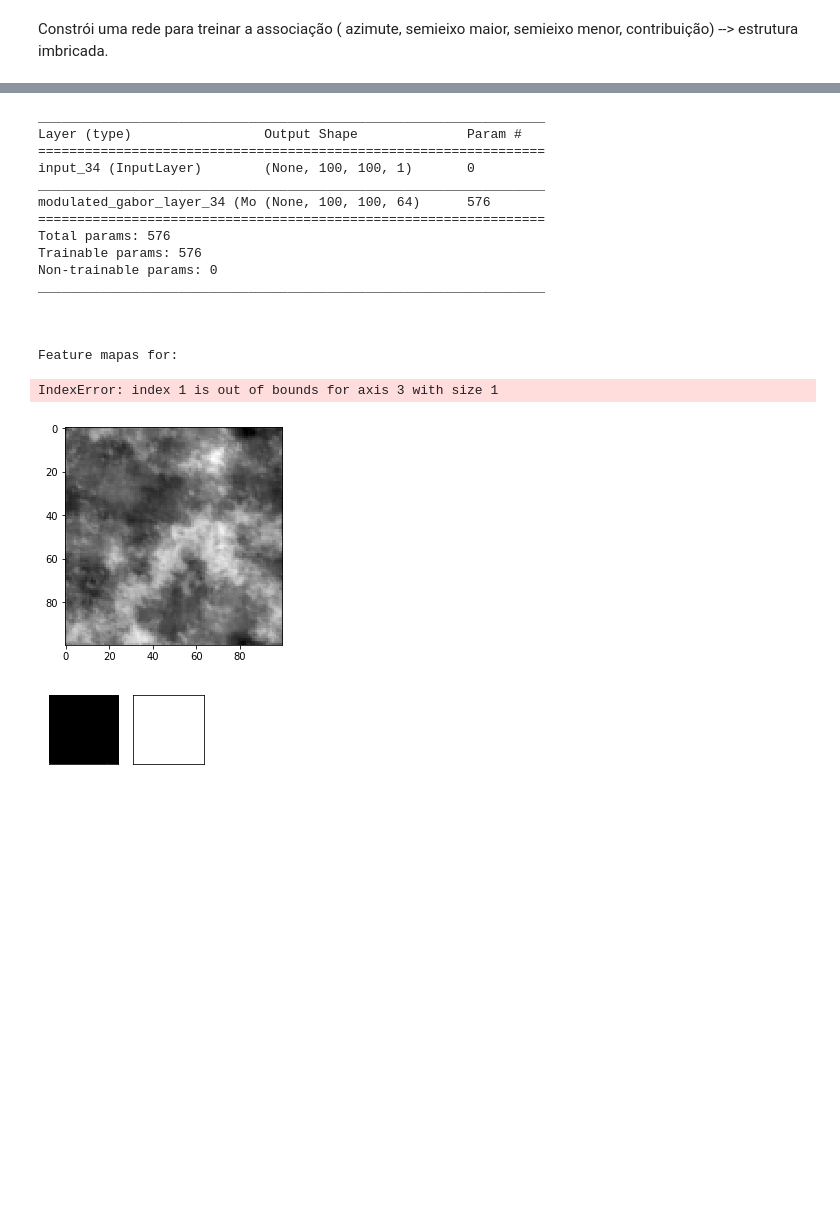
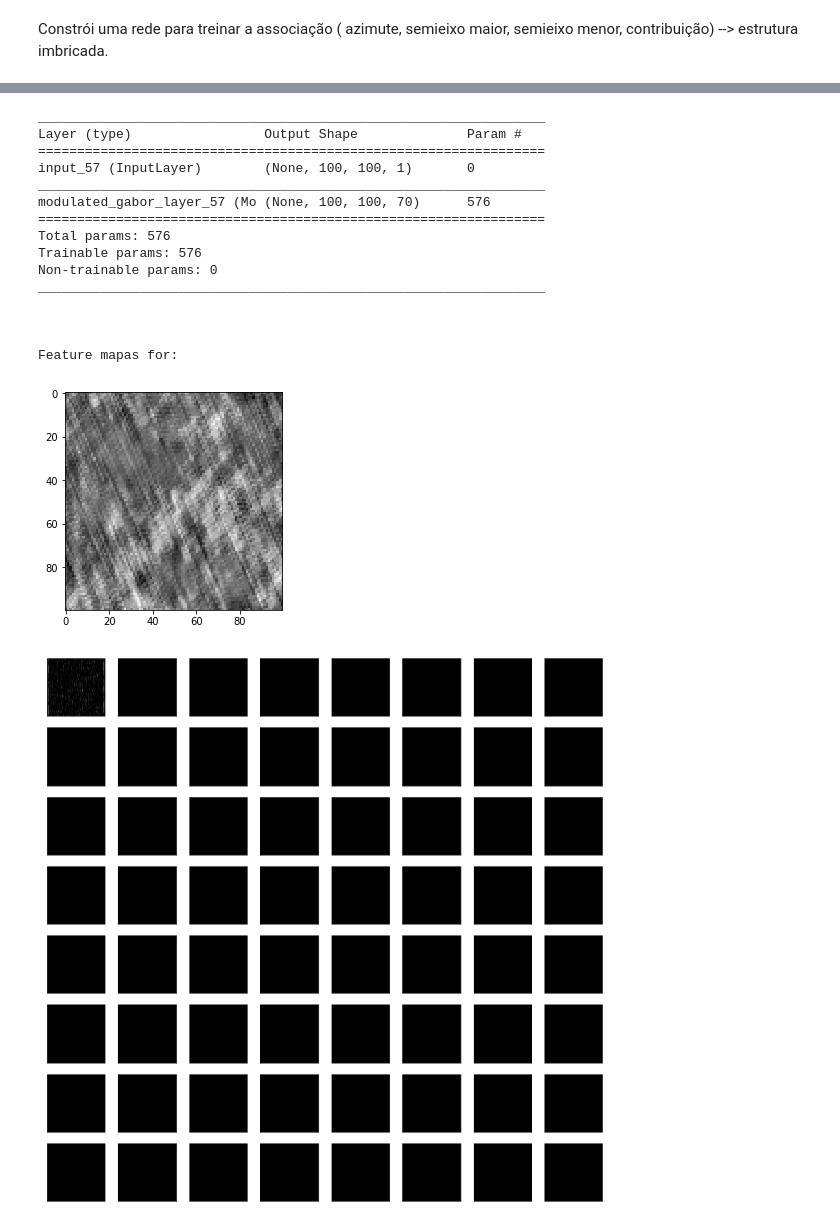
Before and after one commit to PauloCarvalhoRJ/notebooks_tese, a Jupyter notebook: Arch7_Gabor_Modulated.ipynb, the cells around one changed output, grey strips where cells are left out. Cells and saved outputs as stored; diff of their text form; code cells hidden in the pictures; blank space fills up the shorter version.

Commit message:
Arch 7 with modulated Gabor kernels: WIP.

```diff
--- a/Arch7_Gabor_Modulated.ipynb
+++ b/Arch7_Gabor_Modulated.ipynb
@@ -520,11 +520,11 @@ class ModulatedGaborLayer(Layer):
             raise ValueError('The channel dimension of the inputs '
                              'should be defined. Found `None`.')
 
-        number_of_gabor_kernels = self.angle_min_max_steps[2] * self.scale_min_max_steps[2]
-        if( number_of_gabor_kernels != self.filters ) :
-            raise ValueError('Total number of Gabor kernels must equal the number of learned filters. '
-                             'Expected: ', self.filters, '; Found: ', number_of_gabor_kernels, '.'
-                             'Check angle_min_max_steps and scale_min_max_steps settings.')
+        #number_of_gabor_kernels = self.angle_min_max_steps[2] * self.scale_min_max_steps[2]
+        #if( number_of_gabor_kernels != self.filters ) :
+        #    raise ValueError('Total number of Gabor kernels must equal the number of learned filters. '
+        #                     'Expected: ', self.filters, '; Found: ', number_of_gabor_kernels, '.'
+        #                     'Check angle_min_max_steps and scale_min_max_steps settings.')
 
 
         input_dim = input_shape[channel_axis]
@@ -567,9 +567,10 @@ class ModulatedGaborLayer(Layer):
 
         ##################Generate the Gabor kernels from the learned Gabor parameters################
         #---Create a NumPy array with the values of the Gabor kernels tensor to be.
+        number_of_gabor_kernels = self.angle_min_max_steps[2] * self.scale_min_max_steps[2]
         gaborKernelStackShape = list( self.gabor_kernel_size )
-        gaborKernelStackShape.append( self.input_dim ) #self.filters is the number of 2D grids in the output tensor
-        gaborKernelStackShape.append( self.filters ) #self.input_dim is the number of 2D grids in the input tensor
+        gaborKernelStackShape.append( self.filters ) #self.filters is the number of 2D grids in the output tensor
+        gaborKernelStackShape.append( number_of_gabor_kernels ) #self.input_dim is the number of 2D grids in the input tensor
         gaborKernels = np.zeros( tuple( gaborKernelStackShape ) )
         #---The array dimensions are: 1st dimension: number of cells in east-west direction of the 2D grids
         #                             2nd dimension: number of cells in north-south direction of the 2D grids
@@ -581,7 +582,7 @@ class ModulatedGaborLayer(Layer):
 
         #For each angle (orientation of Gabor wavelet)
         #For each scale (wavelength of Gabor wavelet)
-        iKernel = 0
+        iGaborKernel = 0
         for angle in np.linspace( self.angle_min_max_steps[0], self.angle_min_max_steps[1], self.angle_min_max_steps[2] ) :
             for lambd in np.linspace( self.scale_min_max_steps[0], self.angle_min_max_steps[1], self.angle_min_max_steps[2] ) :
 
@@ -589,16 +590,16 @@ class ModulatedGaborLayer(Layer):
                 gaborKernel = makeGabor( gridSize = self.gabor_kernel_size, \
                                          angle = angle, \
                                          lambd = lambd, \
-                                         sigmaX = max(self.kernel_size)/10.0, \
+                                         sigmaX = max(self.gabor_kernel_size)/10.0, \
                                          ratioSigmaXY = 1.0, \
                                          phase=0.0, \
                                          func=np.cos ) #cosine = real part of the Gabor kernel
 
-                #Copy the Gabor kernel values to the array of values for the tensor to be
-                for iInputTensor in range( self.input_dim ) :
-                    gaborKernels[ :, :, iInputTensor, iKernel ] = gaborKernel
+                #Copy the same Gabor kernels for each intermediary input image
+                for iIntermediaryInput in range( self.filters ) :
+                    gaborKernels[ :, :, iIntermediaryInput, iGaborKernel ] = gaborKernel
 
-                ++iKernel
+                ++iGaborKernel
 
         #---Create the kernels tensor for the convolution framework
         gaborKernelsTensor = K.variable(value=gaborKernels, dtype=K.dtype( self.kernel ), name='gaborKernelsTensor')
@@ -637,10 +638,11 @@ class ModulatedGaborLayer(Layer):
                 stride=self.strides[i],
                 dilation=self.dilation_rate[i])
             new_space.append(new_dim)
+        number_of_gabor_kernels = self.angle_min_max_steps[2] * self.scale_min_max_steps[2]
         if self.data_format == 'channels_last':
-            return (input_shape[0],) + tuple(new_space) + (self.filters,)
+            return (input_shape[0],) + tuple(new_space) + (number_of_gabor_kernels,)
         elif self.data_format == 'channels_first':
-            return (input_shape[0], self.filters) + tuple(new_space)
+            return (input_shape[0], number_of_gabor_kernels) + tuple(new_space)
 
     def get_config(self):
         config = {
@@ -713,16 +715,17 @@ def my_init(shape, dtype=None):
 modulatedGaborLayer = ModulatedGaborLayer(64,
                                           kernel_size=3,
                                           gabor_kernel_size=21,
-                                          angle_min_max_steps=( 0.0, 3.1415, 8 ),
-                                          scale_min_max_steps=( 1.0, 4.0, 8 ),
+                                          angle_min_max_steps=( 0.0, 3.1415, 10 ),
+                                          scale_min_max_steps=( 1.0, 10.0, 7 ),
                                           activation='relu',
                                           padding='same',
                                           kernel_initializer=my_init) ( inputLayer )
 
-sumLayer = SumLayer( ) ( modulatedGaborLayer )
+#sumLayer = SumLayer( ) ( modulatedGaborLayer )
+conv2dLayer = Conv2D(1, kernel_size=3, activation='sigmoid', padding='same') ( modulatedGaborLayer )
 
 #Monta a arquitetura decoder completa
-decoder_instance = Model(inputLayer, sumLayer)
+decoder_instance = Model(inputLayer, conv2dLayer)
 
 #Mostra o resumo da arquitetura
 decoder_instance.summary()
@@ -826,42 +843,41 @@ feature_maps = decoder_instance.predict(testStructures)
 # plot all 64 maps in an 8x8 squares
 square = 8
 ix = 1
-input_index = 6 #0 = first input image to predict
+input_index = 1 #0 = first input image to predict
 
 print("")
 print("")
 print("")
 print("Feature mapas for:")
 plt.imshow(testStructures[input_index, :, :, 0], cmap='gray')
 
 plt.figure(figsize=(12, 12))
 for _ in range(square):
 	for _ in range(square):
 		# specify subplot and turn of axis
 		ax = plt.subplot(square, square, ix)
 		ax.set_xticks([])
 		ax.set_yticks([])
 		# plot filter channel in grayscale
 		plt.imshow(feature_maps[input_index, :, :, ix-1], cmap='gray')
 		ix += 1
 # show the figure
 plt.show()
 # %% [output]
 _________________________________________________________________
 Layer (type)                 Output Shape              Param #
 =================================================================
-input_34 (InputLayer)        (None, 100, 100, 1)       0
+input_57 (InputLayer)        (None, 100, 100, 1)       0
 _________________________________________________________________
-modulated_gabor_layer_34 (Mo (None, 100, 100, 64)      576
+modulated_gabor_layer_57 (Mo (None, 100, 100, 70)      576
 =================================================================
 Total params: 576
 Trainable params: 576
 Non-trainable params: 0
 _________________________________________________________________
 
 
 
 Feature mapas for:
-IndexError: index 1 is out of bounds for axis 3 with size 1
-[figure, old version]
+[figure, new version]
-[figure, old version]
+[figure, new version]
```
Also changed, not shown: parts of 3 cells of this notebook.
